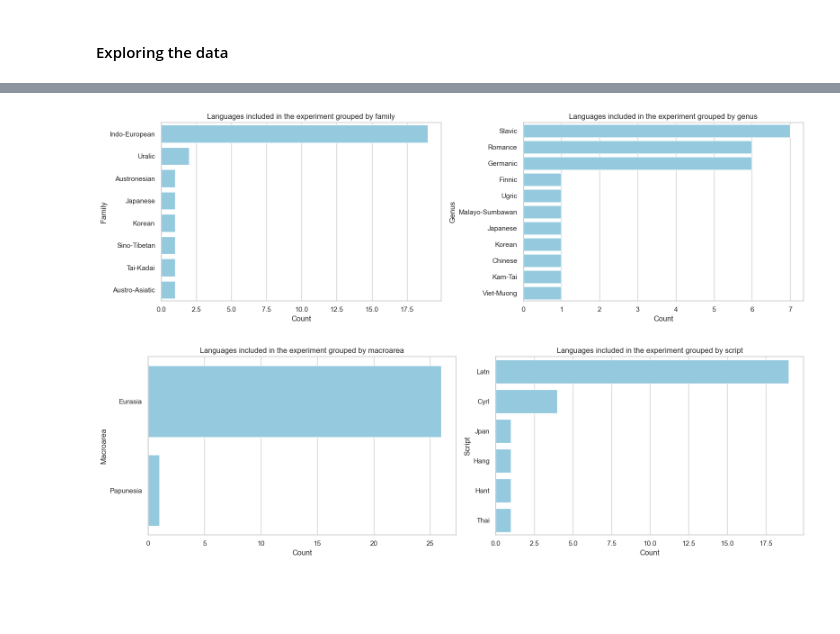
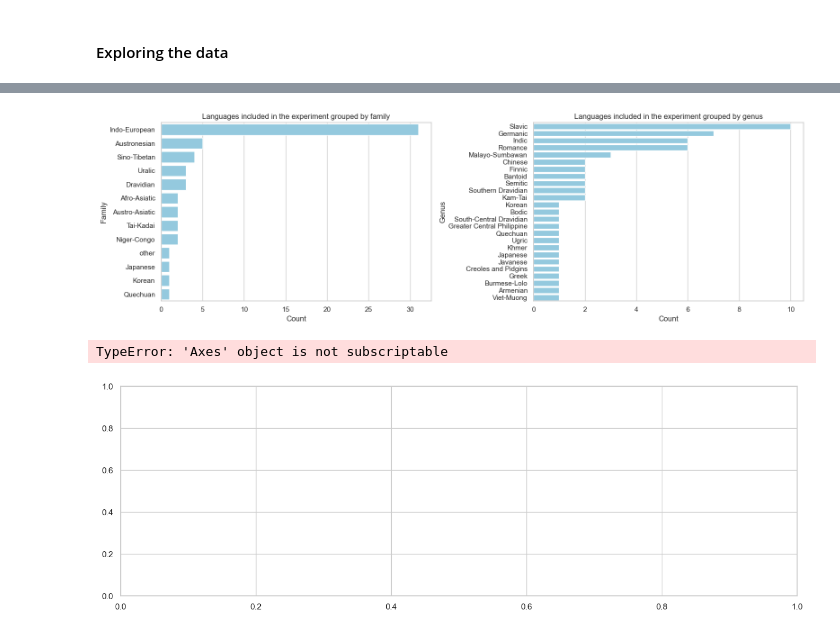
Before and after one commit to Mara4444/MSc-thesis-2024, a Jupyter notebook: EDA/EDA_Mara.ipynb, the cells around one changed output, grey strips where cells are left out. Drawn from its saved outputs; the diff is of its cells as text; code cells hidden in the pictures; blank space fills up the shorter version.

```diff
--- a/EDA/EDA_Mara.ipynb
+++ b/EDA/EDA_Mara.ipynb
@@ -516,13 +548,7 @@ walsdata = pd.read_csv('../datasets/wals/language.csv', sep=',')
 
 First, we select only the languages in the walsdata set that are included in our experiment. The total dataset shows 27 languages and 202 columns.
 # %%
-# walsdata_test = walsdata.loc[walsdata['wals_code'].isin(["afr","bal","ben", "bos","bul","ctl","dsh", "ger","grk","eng","est", "fin", "fre","tib","hcr",
-#                                                           "heb","hin","hun", "ind", "ita","jav", "jpn", "khm","kor", "lao","mai", "ams", "blr","mhi",
-#                                                            "brm", "nor", "dut", "nep","pol","por", "svk","que","rus", "spa","swe", "swa", "rom","slo",
-#                                                            "tml", "tel", 'tha',"tur","vie", 'cnt', "mnd", "mly","zul", "ukr","cze", "scr", "tag"])]
-llama_lang_wals = ["bul","ctl","cze","dsh", "dut","ger","eng","fin","fre","scr","hun", "ind", "ita","jpn","kor","nor","pol","por","rus", "spa","swe","rom","slo",'tha',"vie","mnd","ukr"]
-# len(llama_lang_wals)
-# lang_set_wals = ["ctl","eng","fre","ind","por","spa","vie","mnd"]
-walsdata_test = walsdata.loc[walsdata['wals_code'].isin(llama_lang_wals)]
-print(walsdata_test.shape)
+languages_wals = ["afr","ams","arm","bal","blr","ben","tib","bos","bul","ctl","cze","dsh","dut","ger","eng","est","grk","fin","fre","scr","hcr","heb","hin","hun", "ind", "ita","jav","jpn","khm","kor","lao","mai","mym","mhi","mly","brm","nep","nor","pol","por","qay","rus", "spa","svk","swa","swe","rom","slo","tel","tag","tml",'tha',"ukr","urd","vie","cnt","mnd","ukr","zul"]
+walsdata_test = walsdata.loc[walsdata['wals_code'].isin(languages_wals)]
+walsdata_test
 # %% [output]
@@ -617,31 +755,0 @@ note that there are no languages in this language set that have less than 25 fea
-# %%
-# remove features with <10% data for the selected languages
-sns.set(style="whitegrid")
-
-# missing value per characteristic (column)
-missing_values = walsdata_test.isnull().sum(axis=0)
-missing_values = missing_values.sort_values(ascending=False)
-
-threshold = len(walsdata_test) - np.ceil(len(walsdata_test)/10)
-
-colors = ['red' if value > threshold else 'skyblue' for value in missing_values]
-
-fig, ax = plt.subplots(figsize=(20, 10))
-missing_values.plot(kind='bar', color=colors, ax=ax)
-
-plt.axhline(y=threshold, color='red', linestyle='--', label='10% coverage')
-
-# # Customize x-tick labels
-xticklabels = [label for label in missing_values.index]
-# xticklabels = [label if value > threshold else '' for label, value in zip(missing_values.index, missing_values)]
-ax.set_xticklabels(xticklabels, fontsize=6 ,ha='right')
-
-# Optional: Hide x-tick labels completely if not needed
-# ax.set_xticklabels([])
-
-plt.title("Missing values per feature")
-plt.ylabel("Missing values")
-plt.xlabel("Features")
-plt.tight_layout()  # Adjust layout to make room for the rotated x-axis labels
-plt.legend()
-plt.show()
@@ -678,6 +846,6 @@ walsdata_test
 # %%
 # Set the style of seaborn
-sns.set(style="whitegrid")
+sns.set_theme(style="whitegrid")
 
 ###### plots for family and genus
 
@@ -702,32 +870,33 @@ axes[1].set_title("Languages included in the experiment grouped by genus")
 plt.tight_layout()
 
 # Show the plots
 plt.show()
 
 ###### plots for macroarea and script
 
 # Create subplots with 1 row and 2 columns
 fig, axes = plt.subplots(1, 2, figsize=(16, 5))
 
 # Plot 1: Languages grouped by 'family'
 sns.countplot(y="macroarea", data=walsdata_test, order=walsdata_test['macroarea'].value_counts().index, ax=axes[0], color='skyblue')
 axes[0].set_xlabel("Count")
 axes[0].set_ylabel("Macroarea")
 axes[0].set_title("Languages included in the experiment grouped by macroarea")
 # axes[0].set_xticks(range(0, 8, 1))
 
 # Plot 2: Languages grouped by 'script'
 sns.countplot(y="Script", data=walsdata_test, order=walsdata_test['Script'].value_counts().index, ax=axes[1],color='skyblue')
 axes[1].set_xlabel("Count")
 axes[1].set_ylabel("Script")
 axes[1].set_title("Languages included in the experiment grouped by script")
 # axes[1].set_xticks(range(0, 8, 1))
 
 # Adjust layout to prevent overlap
 plt.tight_layout()
 
 # Show the plots
 plt.show()
 # %% [output]
-[figure, old version]
+[figure, new version]
+TypeError: 'Axes' object is not subscriptable
-[figure, old version]
+[figure, new version]
```
Also changed, not shown: parts of 81 cells of this notebook, 48 other files.
